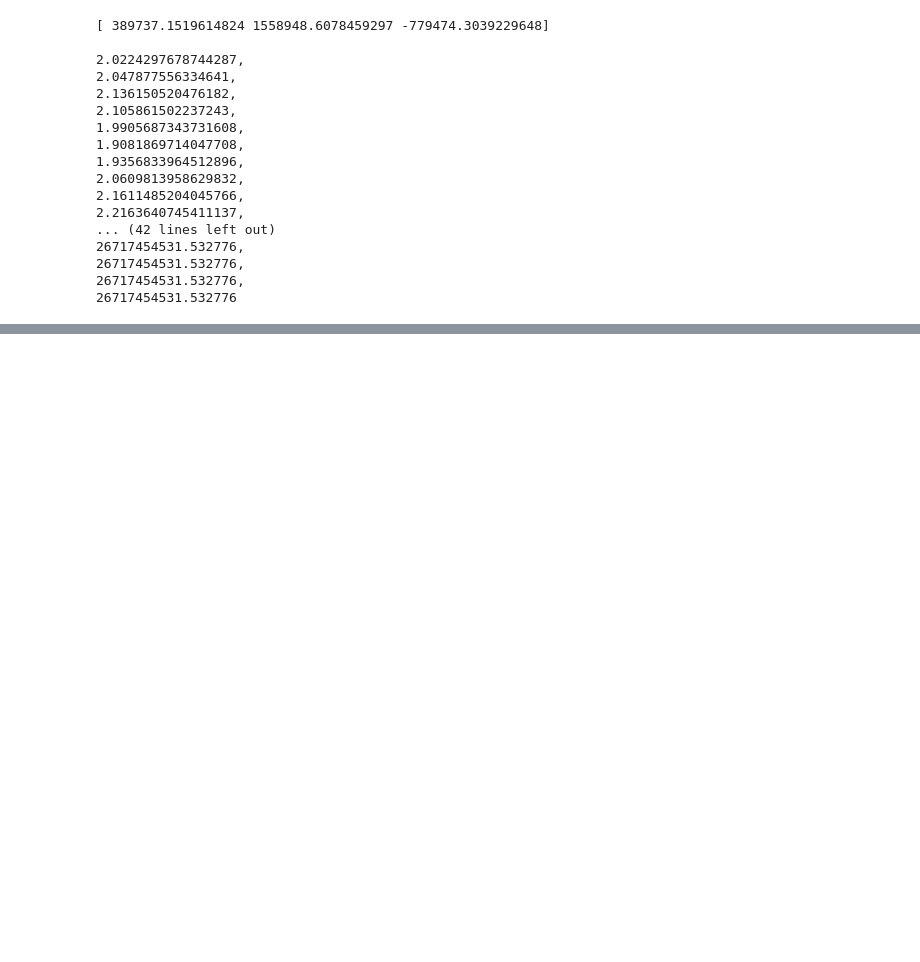
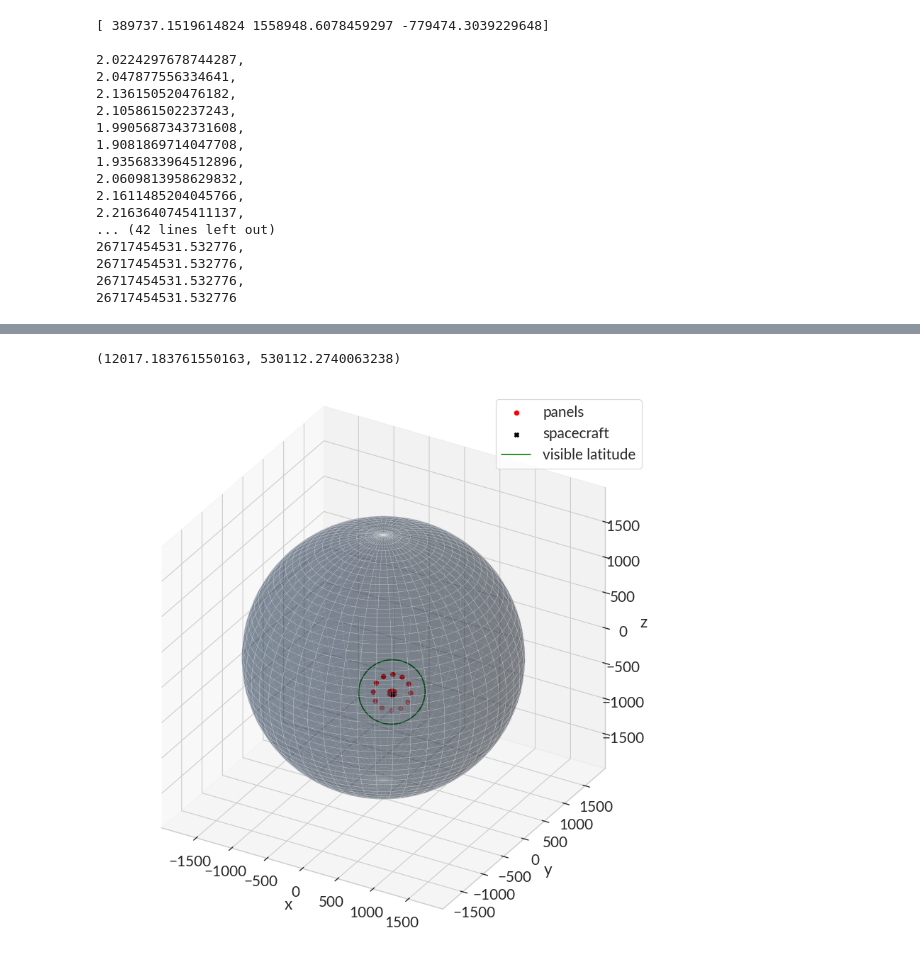
Before and after one commit to DominikStiller/tudelft-hpb-project, a Jupyter notebook: analysis/paneling.ipynb, the cells around one changed output, grey strips where cells are left out. Cells and saved outputs as stored; diff of their text form; code cells hidden in the pictures; blank space fills up the shorter version.

```diff
--- a/analysis/paneling.ipynb
+++ b/analysis/paneling.ipynb
@@ -335,0 +412,9 @@ with np.printoptions(precision=30):
+# %%
+_, _, areas_from_prime, areas_from_geometry = generate_panels_knocke_equalprojatt(np.array([0, 0, moon_polar_radius + 50]), [])
+sum(areas_from_prime), sum(areas_from_geometry)
+# %% [output]
+(12017.183761550163, 530112.2740063238)
+# %%
+plot_dynamically_paneled_sphere(generate_panels_knocke_equalprojatt, [6, 12], h=50)
+# %% [output]
+[figure, added]
```
Also changed, not shown: parts of 15 cells of this notebook, 37 other files.
